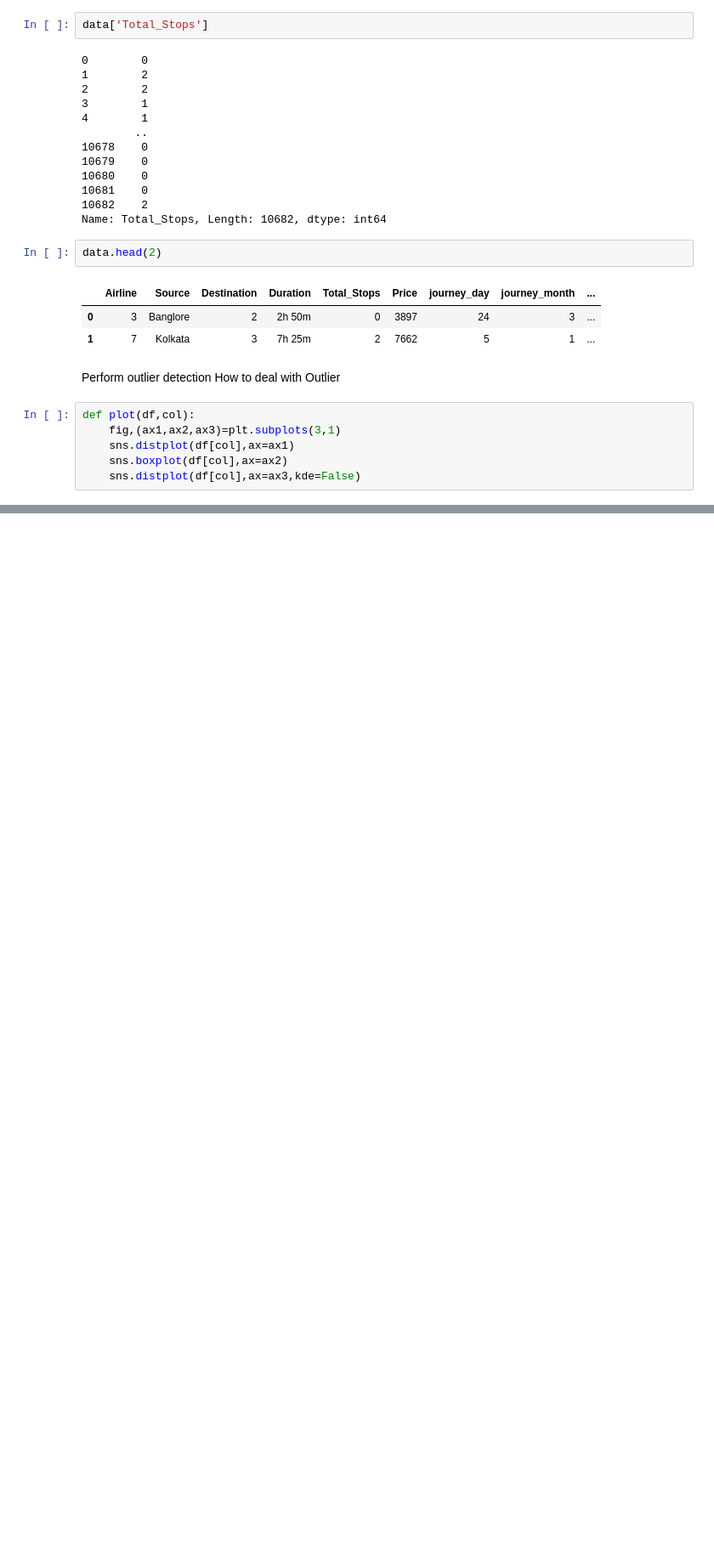
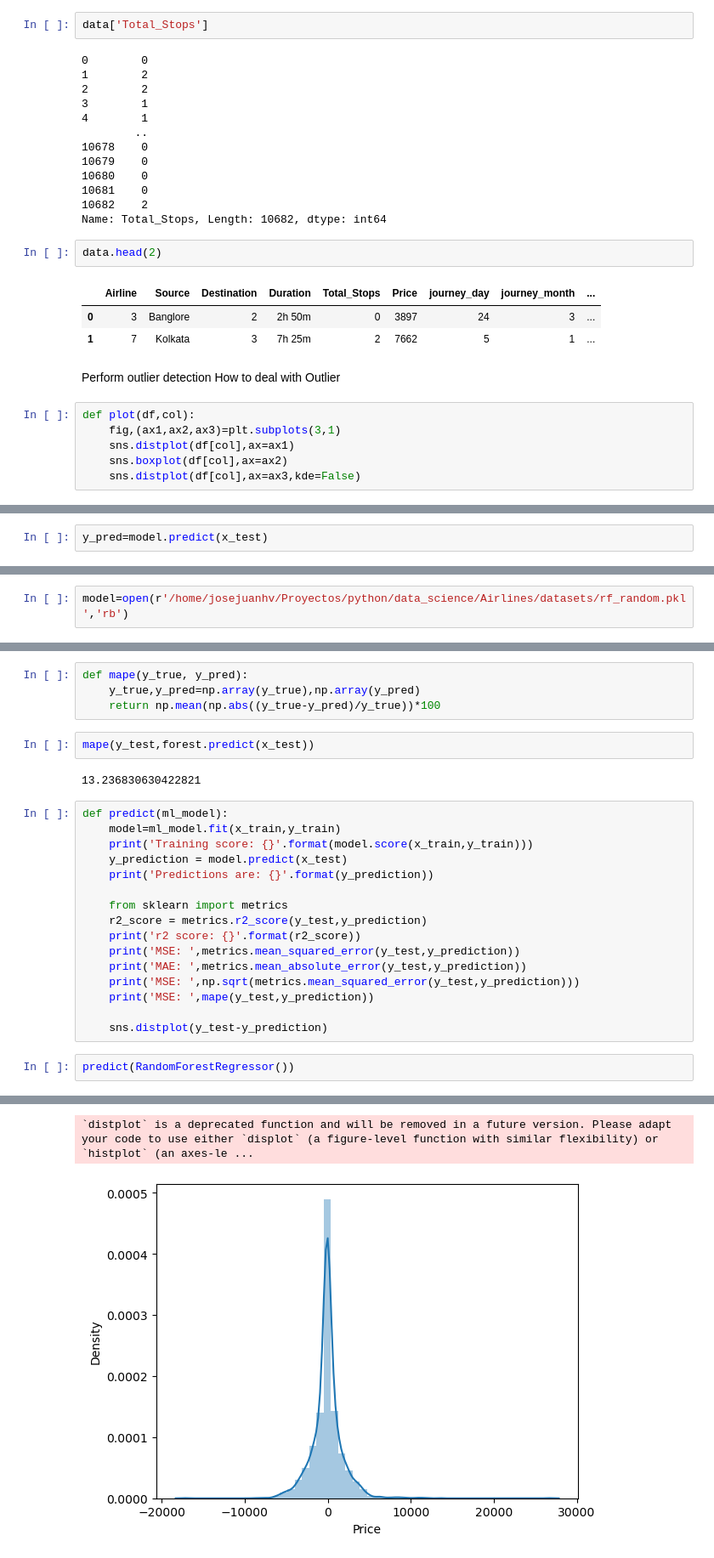
Before and after one commit to jose-j-hv/Airlines_ds, a Jupyter notebook: init.ipynb, the cells around one changed output, grey strips where cells are left out. Shown: that part at 85% size. Saved outputs shown, nothing was run; the diff lists cells and outputs as text; blank space fills up the shorter version.

```diff
--- a/init.ipynb
+++ b/init.ipynb
@@ -599,0 +700,2 @@ plot(data,'Price')
+# %%
+y_pred=model.predict(x_test)
@@ -599,0 +721,2 @@ plot(data,'Price')
+# %%
+model=open(r'/home/josejuanhv/Proyectos/python/data_science/Airlines/datasets/rf_random.pkl','rb')
@@ -599,0 +732,27 @@ plot(data,'Price')
+# %%
+def mape(y_true, y_pred):
+    y_true,y_pred=np.array(y_true),np.array(y_pred)
+    return np.mean(np.abs((y_true-y_pred)/y_true))*100
+# %%
+mape(y_test,forest.predict(x_test))
+# %% [output]
+13.236830630422821
+# %%
+def predict(ml_model):
+    model=ml_model.fit(x_train,y_train)
+    print('Training score: {}'.format(model.score(x_train,y_train)))
+    y_prediction = model.predict(x_test)
+    print('Predictions are: {}'.format(y_prediction))
+
+    from sklearn import metrics
+    r2_score = metrics.r2_score(y_test,y_prediction)
+    print('r2 score: {}'.format(r2_score))
+    print('MSE: ',metrics.mean_squared_error(y_test,y_prediction))
+    print('MAE: ',metrics.mean_absolute_error(y_test,y_prediction))
+    print('MSE: ',np.sqrt(metrics.mean_squared_error(y_test,y_prediction)))
+    print('MSE: ',mape(y_test,y_prediction))
+
+    sns.distplot(y_test-y_prediction)
+# %%
+predict(RandomForestRegressor())
+# %% [output]
@@ -599,0 +766,2 @@ plot(data,'Price')
+`distplot` is a deprecated function and will be removed in a future version. Please adapt your code to use either `displot` (a figure-level function with similar flexibility) or `histplot` (an axes-le ...
+[figure, added]
```
Also changed, not shown: parts of 44 cells of this notebook, 2 other files.
